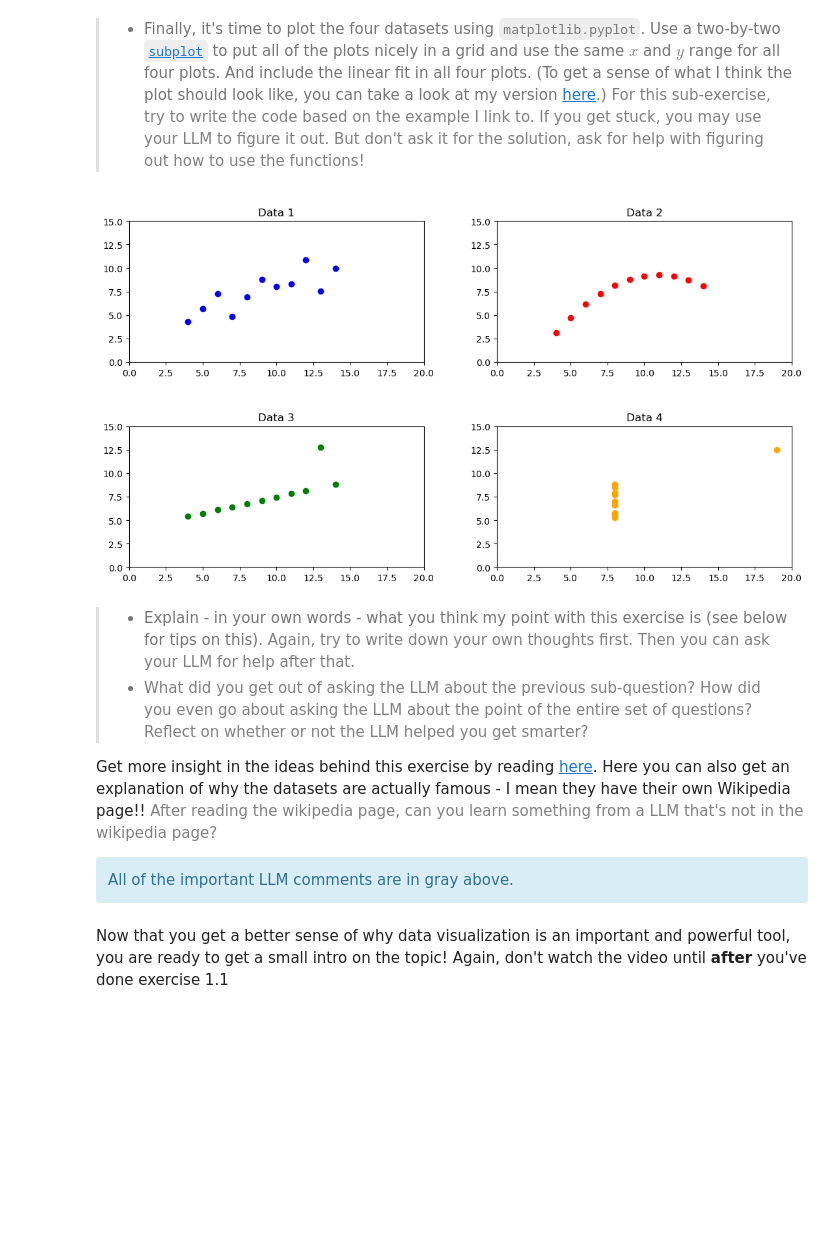
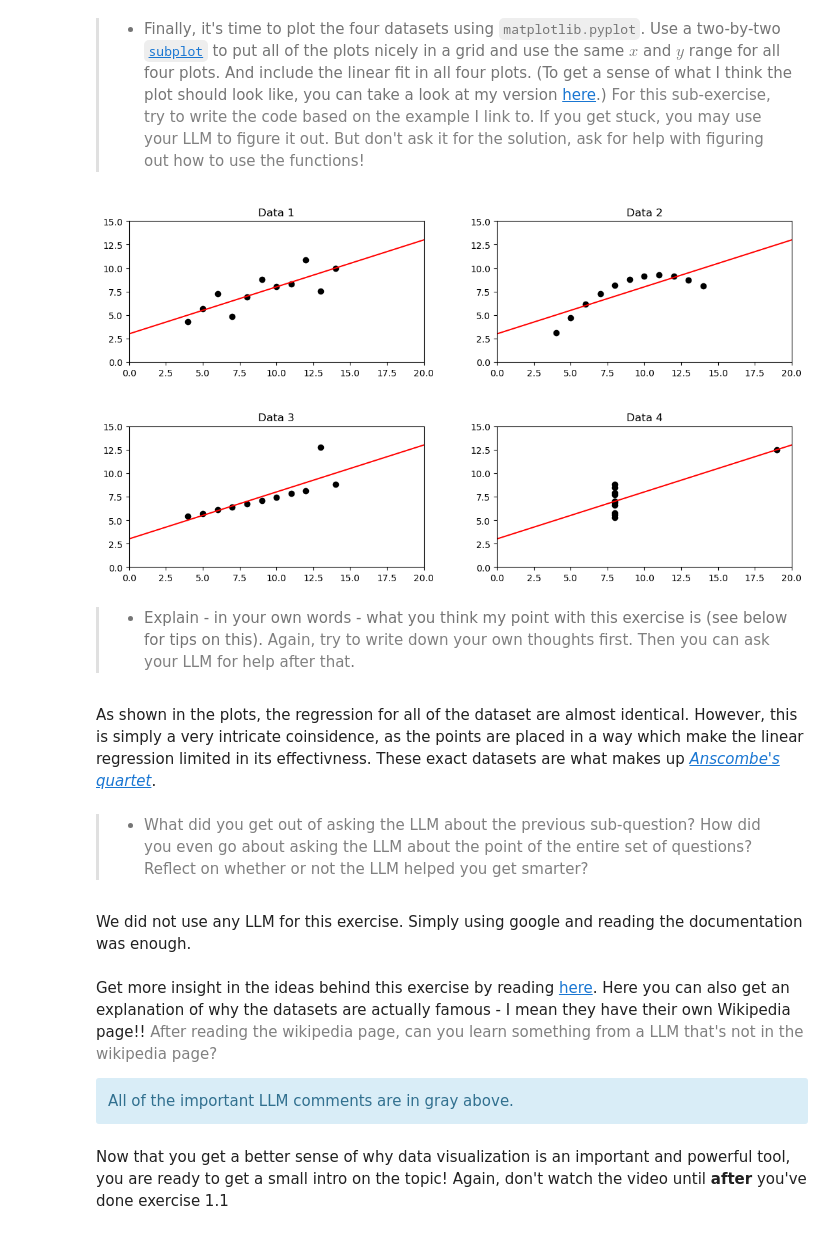
Before and after one commit to AleksandarLukic96/02806_Social_Data, a Jupyter notebook: notebooks/W2_Alek.ipynb, the cells around one changed output. Saved outputs shown, nothing was run; the diff lists cells and outputs as text; code cells hidden in the pictures; blank space fills up the shorter version.

```diff
--- a/notebooks/W2_Alek.ipynb
+++ b/notebooks/W2_Alek.ipynb
@@ -205,31 +205,46 @@ Looking at the output of the linear regressions,
 # %%
 # Create a 2x2 grid of subplots
 fig, axs = plt.subplots(2, 2, figsize=(12, 7))
 fig.tight_layout(pad = 5.0)  # Increase padding to avoid overlap
 
 # Set the same ranges of x- and y-axis for all subplots
 xlim = (0, 20)
 ylim = (0, 15)
 plt.setp(axs, xlim=xlim, ylim=ylim)
 
 # Plot the data points for each dataset
-axs[0, 0].scatter(X1, Y1, color='blue', label='Data 1')
+axs[0, 0].scatter(X1, Y1, color='black', label='Data 1')
 axs[0, 0].set_title('Data 1')
-axs[0, 1].scatter(X2, Y2, color='red', label='Data 2')
+axs[0, 1].scatter(X2, Y2, color='black', label='Data 2')
 axs[0, 1].set_title('Data 2')
-axs[1, 0].scatter(X3, Y3, color='green', label='Data 3')
+axs[1, 0].scatter(X3, Y3, color='black', label='Data 3')
 axs[1, 0].set_title('Data 3')
-axs[1, 1].scatter(X4, Y4, color='orange', label='Data 4')
+axs[1, 1].scatter(X4, Y4, color='black', label='Data 4')
 axs[1, 1].set_title('Data 4')
 
+# Plot the linear regression lines
+x = np.array(xlim)
+
+def fx(x, a, b):
+    return a*x + b
+
+axs[0, 0].plot(x, fx(x, a_1, b_1), color='red')
+axs[0, 1].plot(x, fx(x, a_2, b_2), color='red')
+axs[1, 0].plot(x, fx(x, a_3, b_3), color='red')
+axs[1, 1].plot(x, fx(x, a_4, b_4), color='red')
+
 plt.show()
 # %% [output]
-[figure, old version]
+[figure, new version]
+# %% [markdown]
+> * Explain - in your own words - what you think my point with this exercise is (see below for tips on this). <font color='grey'>Again, try to write down your own thoughts first. Then you can ask your LLM for help after that</font>.
+# %% [markdown]
+As shown in the plots, the regression for all of the dataset are almost identical. However, this is simply a very intricate coinsidence, as the points are placed in a way which make the linear regression limited in its effectivness. These exact datasets are what makes up [_Anscombe's quartet_](https://en.wikipedia.org/wiki/Anscombe%27s_quartet).
+# %% [markdown]
+> * <font color='grey'>What did you get out of asking the LLM about the previous sub-question? How did you even go about asking the LLM about the point of the entire set of questions? Reflect on whether or not the LLM helped you get smarter?</font>
+# %% [markdown]
+We did not use any LLM for this exercise. Simply using google and reading the documentation was enough.
 # %% [markdown]
-> * Explain - in your own words - what you think my point with this exercise is (see below for tips on this). <font color='grey'>Again, try to write down your own thoughts first. Then you can ask your LLM for help after that</font>.
-> * <font color='grey'>What did you get out of asking the LLM about the previous sub-question? How did you even go about asking the LLM about the point of the entire set of questions? Reflect on whether or not the LLM helped you get smarter?</font>
-
-
 Get more insight in the ideas behind this exercise by reading [here](https://en.wikipedia.org/wiki/Anscombe%27s_quartet). Here you can also get an explanation of why the datasets are actually famous - I mean they have their own Wikipedia page!! <font color='grey'>After reading the wikipedia page, can you learn something from a LLM that's not in the wikipedia page?</font>
 
 <div class="alert alert-block alert-info">
```
Also changed, not shown: parts of 7 cells of this notebook.
